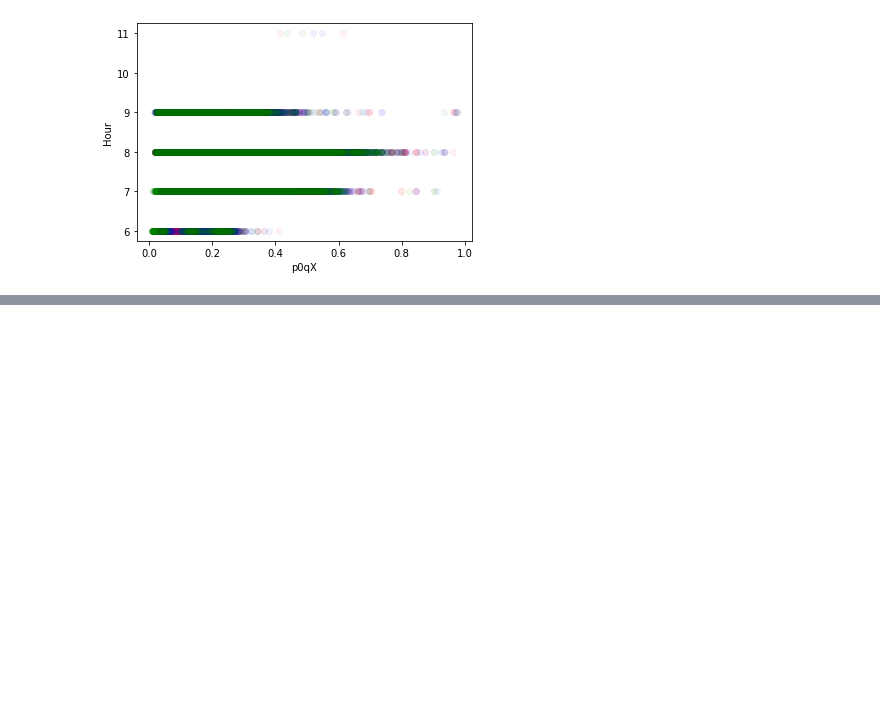
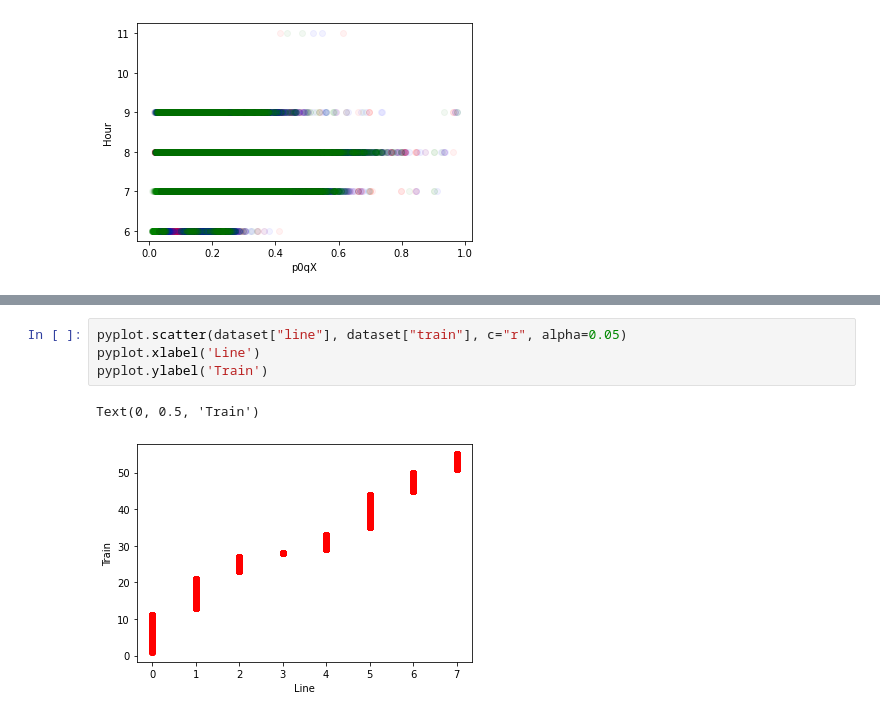
Before and after one commit to BlueMonkeyQ/Train-Forcasting, a Jupyter notebook: daniel_eda2.ipynb, the cells around one changed output, grey strips where cells are left out. Cells and saved outputs as stored; diff of their text form; blank space fills up the shorter version.

Commit message:
Updated lines to correct values

```diff
--- a/daniel_eda2.ipynb
+++ b/daniel_eda2.ipynb
@@ -312,0 +315,7 @@ Text(0, 0.5, 'Line')
+# %%
+pyplot.scatter(dataset["line"], dataset["train"], c="r", alpha=0.05)
+pyplot.xlabel('Line')
+pyplot.ylabel('Train')
+# %% [output]
+Text(0, 0.5, 'Train')
+[figure, added]
```
Also changed, not shown: parts of 4 cells of this notebook.
